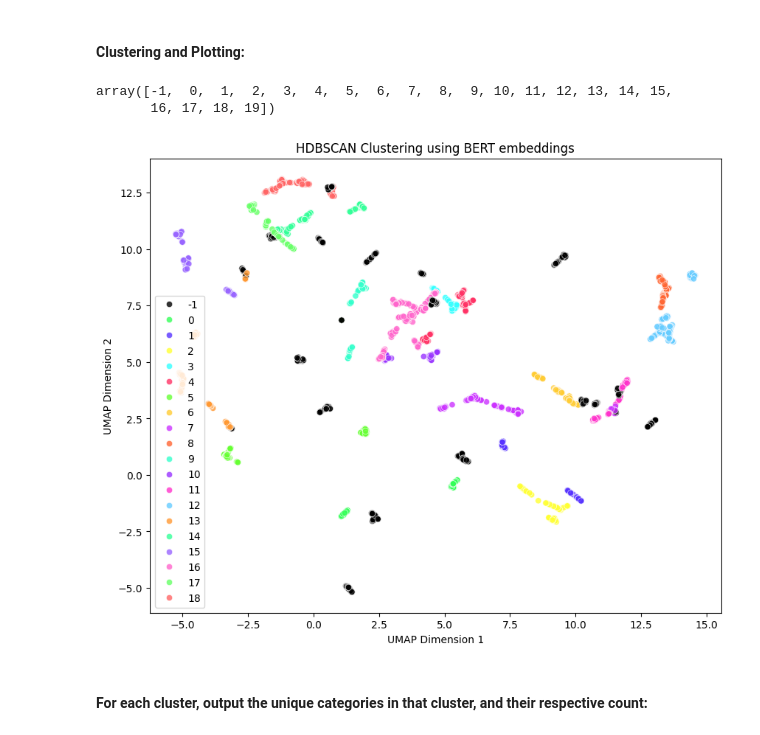
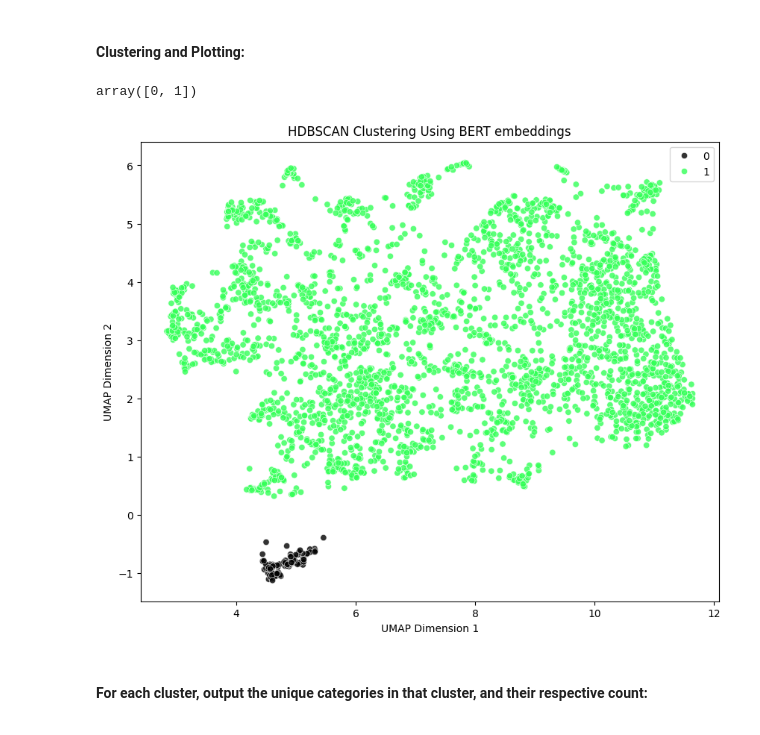
Before and after one commit to adc257/AmEx-Project, a Jupyter notebook: amex_utterance_clusters.ipynb, the cells around one changed output. Drawn from its saved outputs; the diff is of its cells as text; code cells hidden in the pictures.

Commit message:
Ran grid search and changed parameters

```diff
--- a/amex_utterance_clusters.ipynb
+++ b/amex_utterance_clusters.ipynb
@@ -214,10 +400,12 @@ result_df.sort_values(by='cost')
 ### HDBSCAN Clustering using BERT77 Embeddings (with best parameters):
 # %%
 bert77_embeddings = np.vstack(test['BERT77_embeddings'].to_numpy())
-umap_bert77 = umap.UMAP(n_neighbors=5, n_components=6, metric='cosine', random_state=42).fit_transform(bert77_embeddings)
+umap_bert77 = umap.UMAP(n_neighbors=35, n_components=2, metric='cosine', random_state=42).fit_transform(bert77_embeddings)
 # %%
-hdbscan_bert77 = HDBSCAN(min_cluster_size=72, gen_min_span_tree=True, cluster_selection_method='eom')
-test["topic"] = hdbscan_bert77.fit_predict(umap_bert77)
+hdbscan_bert77 = HDBSCAN(min_cluster_size=15, min_samples=21, gen_min_span_tree=True,
+                         cluster_selection_method='eom')
+
+test["topic_BERT77"] = hdbscan_bert77.fit_predict(umap_bert77)
 np.unique(hdbscan_bert77.labels_)
 # %% [output]
 array([-1,  0,  1,  2,  3,  4,  5,  6,  7,  8,  9, 10, 11, 12, 13, 14, 15,
@@ -333,34 +489,38 @@ result_df2.sort_values(by='cost')
 # %% [markdown]
 #### Clustering and Plotting:
 # %%
+# Use the best parameters from the grid search of Bert Banking
 bert_embeddings = np.vstack(test['BERT_embeddings'].to_numpy())
-umap_bert = umap.UMAP(n_neighbors=5, n_components=10, metric='cosine').fit_transform(bert_embeddings)
+umap_bert = umap.UMAP(n_neighbors=35, n_components=2, metric='cosine').fit_transform(bert_embeddings)
 # %%
-hdbscan_bert = HDBSCAN(min_cluster_size=23)
+hdbscan_bert = HDBSCAN(min_cluster_size=15, min_samples=21, gen_min_span_tree=True,
+                       cluster_selection_method='eom')
+
 test["topic_BERT"] = hdbscan_bert.fit_predict(umap_bert)
 np.unique(hdbscan_bert.labels_)
 # %% [output]
-array([-1,  0,  1,  2,  3,  4,  5,  6,  7,  8,  9, 10, 11, 12, 13, 14, 15,
-       16, 17, 18, 19])
+array([0, 1])
 # %%
 custom_colors = [
     '#000000', '#33FF57', '#5733FF', '#FFFF33', '#33FFFF',
     '#FF3366', '#66FF33', '#FFCC33', '#CC33FF',
     '#FF6633', '#33FFCC', '#9933FF', '#FF33CC', '#66CCFF',
     '#FF9933', '#33FF99', '#9966FF', '#FF66CC', '#66FF66',
     '#FF6666', '#66CC66', '#CC66FF', '#FF9966', '#66FFCC', '#FFCC66'
 ]
+
 custom_palette = sns.color_palette(custom_colors)
 
 plt.figure(figsize=(10, 8))
-sns.scatterplot(x=umap_bert77[:, 0], y=umap_bert77[:, 1], hue=test["topic"], legend='full', alpha=0.8, palette=custom_palette)
-plt.title('HDBSCAN Clustering using BERT embeddings')
+sns.scatterplot(x=umap_bert[:, 0], y=umap_bert[:, 1], hue=test["topic_BERT"], legend='full',
+                alpha=0.8, palette=custom_palette)
+plt.title('HDBSCAN Clustering Using BERT embeddings')
 plt.xlabel('UMAP Dimension 1')
 plt.ylabel('UMAP Dimension 2')
 plt.legend()
 plt.show()
 # %% [output]
-[figure, old version]
+[figure, new version]
 # %% [markdown]
 #### For each cluster, output the unique categories in that cluster, and their respective count:
 # %%
```
Also changed, not shown: parts of 23 cells of this notebook, 1 other file.
